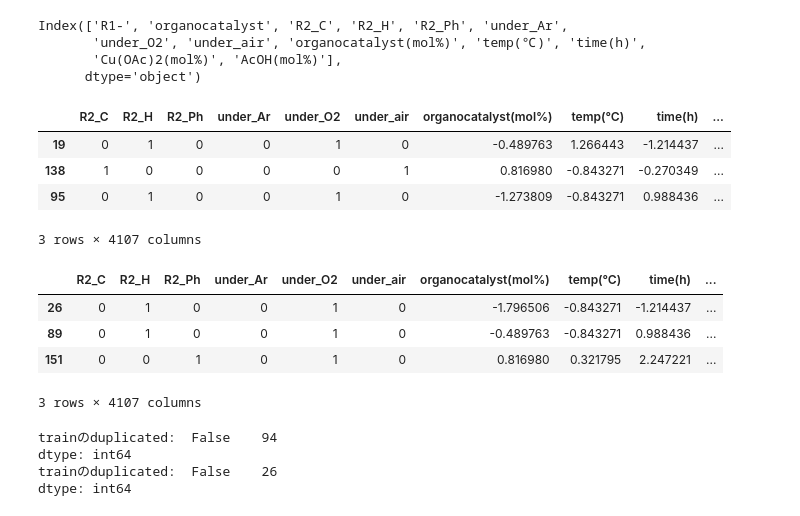
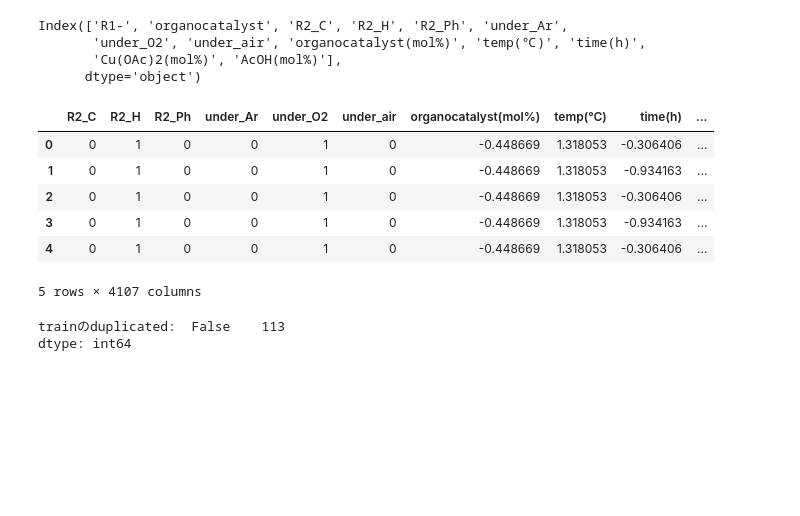
Before and after one commit to wwwyo/lab, a Jupyter notebook: exec_1114.ipynb, the cells around one changed output. Cells and saved outputs as stored; diff of their text form; code cells hidden in the pictures; blank space fills up the shorter version.

```diff
--- a/exec_1114.ipynb
+++ b/exec_1114.ipynb
@@ -97,14 +89,10 @@ display(X_test.shape)
 from sklearn.preprocessing import StandardScaler
 scaling_columns = ['organocatalyst(mol%)','temp(℃)','time(h)','Cu(OAc)2(mol%)', 'AcOH(mol%)']
 scaler = StandardScaler()
-scaler.fit(X_train[scaling_columns])
-X_train_scaled = pd.concat([X_train.drop(columns=scaling_columns),
-                           pd.DataFrame(scaler.transform(X_train[scaling_columns]),index=X_train.index , columns=scaling_columns)],
-                           axis=1, join='inner')
-X_test_scaled = pd.concat([X_test.drop(columns=scaling_columns),
-                           pd.DataFrame(scaler.transform(X_test[scaling_columns]),index=X_test.index,columns=scaling_columns)],
+scaler.fit(X[scaling_columns])
+X_scaled = pd.concat([X.drop(columns=scaling_columns),
+                           pd.DataFrame(scaler.transform(X[scaling_columns]),index=X.index , columns=scaling_columns)],
                            axis=1, join='inner')
 
-print(X_train_scaled.shape)
-print(X_test_scaled.shape)
+print(X_scaled.shape)
 # %% [output]
@@ -188,43 +146,30 @@ del list
 # %%
 # 1. 全てのデータを使用
 finger_columns = ['R1-', 'organocatalyst']
-X_train_1 = toFinger(X_train_scaled, finger_columns)
-X_test_1 = toFinger(X_test_scaled, finger_columns)
+X_1 = toFinger(X_scaled, finger_columns)
+y_1 = y
 # %%
-display(X_train_1.head(3))
-display(X_test_1.head(3))
+display(X_1.head(5))
 # %% [output]
 |  | R2_C | R2_H | R2_Ph | under_Ar | under_O2 | under_air | organocatalyst(mol%) | temp(℃) | time(h) | ... |
-| 19 | 0 | 1 | 0 | 0 | 1 | 0 | -0.489763 | 1.266443 | -1.214437 | ... |
-| 138 | 1 | 0 | 0 | 0 | 0 | 1 | 0.816980 | -0.843271 | -0.270349 | ... |
-| 95 | 0 | 1 | 0 | 0 | 1 | 0 | -1.273809 | -0.843271 | 0.988436 | ... |
+| 0 | 0 | 1 | 0 | 0 | 1 | 0 | -0.448669 | 1.318053 | -0.306406 | ... |
+| 1 | 0 | 1 | 0 | 0 | 1 | 0 | -0.448669 | 1.318053 | -0.934163 | ... |
+| 2 | 0 | 1 | 0 | 0 | 1 | 0 | -0.448669 | 1.318053 | -0.306406 | ... |
+| 3 | 0 | 1 | 0 | 0 | 1 | 0 | -0.448669 | 1.318053 | -0.934163 | ... |
+| 4 | 0 | 1 | 0 | 0 | 1 | 0 | -0.448669 | 1.318053 | -0.306406 | ... |
-3 rows × 4107 columns
+5 rows × 4107 columns
-|  | R2_C | R2_H | R2_Ph | under_Ar | under_O2 | under_air | organocatalyst(mol%) | temp(℃) | time(h) | ... |
-| 26 | 0 | 1 | 0 | 0 | 1 | 0 | -1.796506 | -0.843271 | -1.214437 | ... |
-| 89 | 0 | 1 | 0 | 0 | 1 | 0 | -0.489763 | -0.843271 | 0.988436 | ... |
-| 151 | 0 | 0 | 1 | 0 | 1 | 0 | 0.816980 | 0.321795 | 2.247221 | ... |
-3 rows × 4107 columns
 # %%
 # 基質R1,R2と触媒のデータのみ用いる。(重複は削除)
 drop_columns = ['under_Ar', 'under_O2', 'under_air', 'organocatalyst(mol%)', 'temp(℃)', 'time(h)','Cu(OAc)2(mol%)', 'AcOH(mol%)']
 
-X_train_1_dropped = X_train_1.drop(columns=drop_columns)
-X_test_1_dropped = X_test_1.drop(columns=drop_columns)
+X_1_dropped = X_1.drop(columns=drop_columns)
 
-train_set_2 = pd.concat([X_train_1_dropped, y_train], axis=1)
-train_set_2.drop_duplicates(subset=X_train_1_dropped.columns, inplace=True)
-print('trainのduplicated: ', train_set_2.duplicated().value_counts())
-X_train_2 = train_set_2.drop(columns=['収率(%)'])
-y_train_2 = train_set_2['収率(%)']
-
-test_set_2 = pd.concat([X_test_1_dropped, y_test], axis=1)
-test_set_2.drop_duplicates(subset=X_test_1_dropped.columns, inplace=True)
-print('trainのduplicated: ', test_set_2.duplicated().value_counts())
-X_test_2 = test_set_2.drop(columns=['収率(%)'])
-y_test_2 = test_set_2['収率(%)']
+dataset_2 = pd.concat([X_1_dropped, y], axis=1)
+dataset_2.drop_duplicates(subset=X_1_dropped.columns, inplace=True)
+print('trainのduplicated: ', dataset_2.duplicated().value_counts())
+X_2 = train_2.drop(columns=['収率(%)'])
+y_2 = train_2['収率(%)']
 # %% [output]
-trainのduplicated:  False    94
+trainのduplicated:  False    113
 dtype: int64
-trainのduplicated:  False    26
-dtype: int64
 # %%
```
Also changed, not shown: parts of 23 cells of this notebook, 1 other file.
